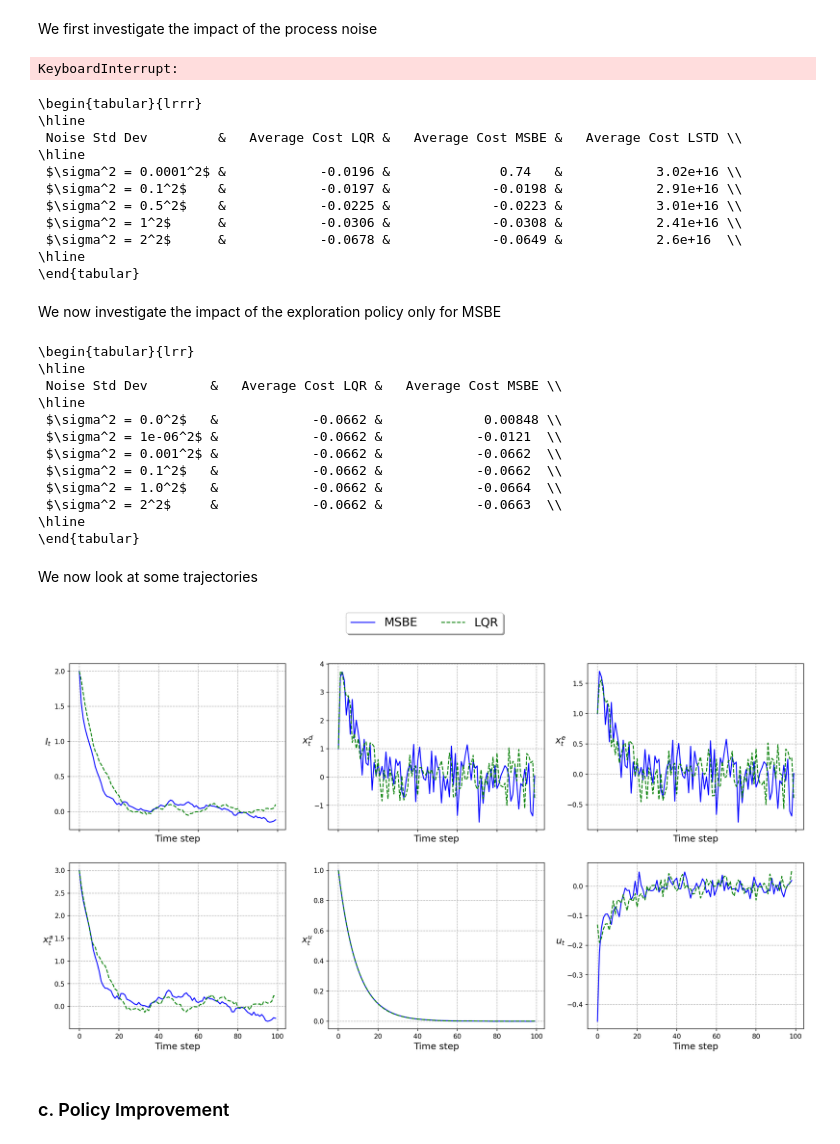
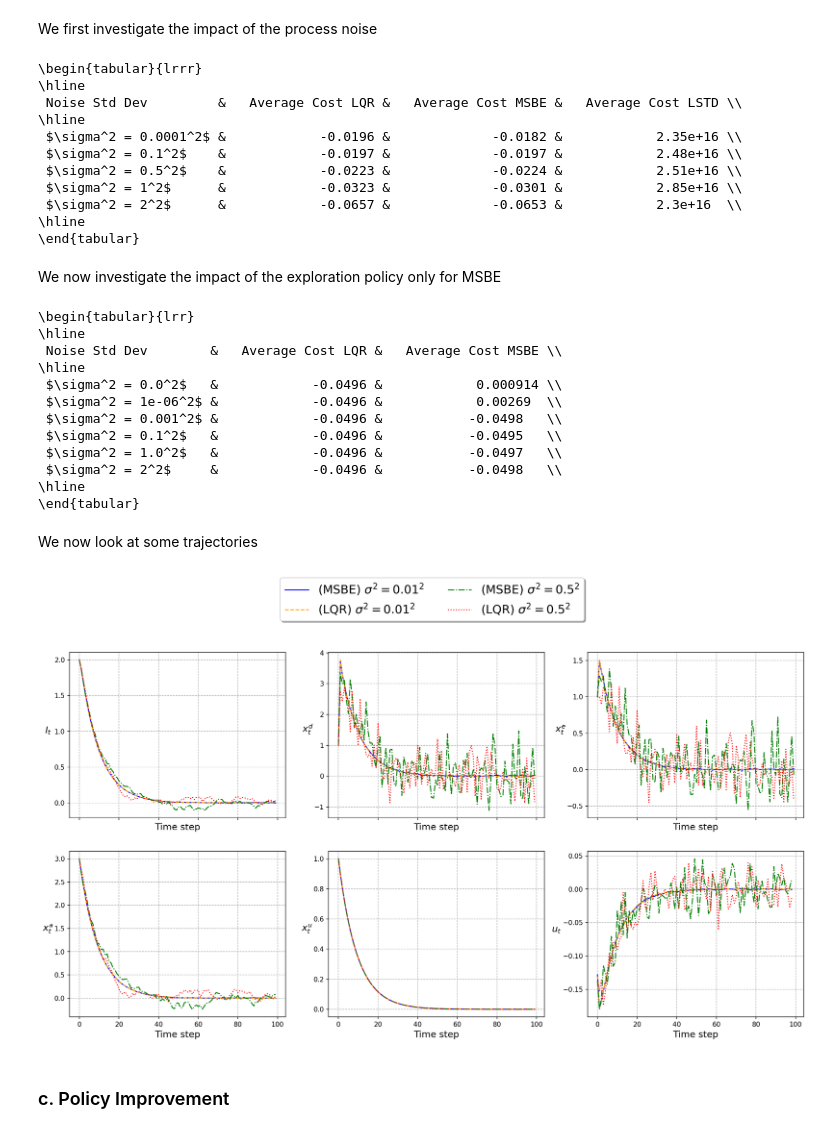
Before and after one commit to TheoHanon/Stochastic-Optimal-Control, a Jupyter notebook: PartIV/partIV.ipynb, the cells around one changed output. Drawn from its saved outputs; the diff is of its cells as text; code cells hidden in the pictures.

```diff
--- a/PartIV/partIV.ipynb
+++ b/PartIV/partIV.ipynb
@@ -274,7 +275,7 @@ for noise_std in noises_std:
         # Compute MSBE
 
         transition_kernel = generate_finite_kernel(n_noises=n_noises, noise_std=noise_std, k=1)
-        theta_MSBE = compute_MSBE(data_train, transition_kernel, psi_Q, psi_eta, model_str="lin")
+        theta_MSBE = compute_MSBE(data_train, transition_kernel, psi_Q, psi_eta, model_str="lin", treshold_iter=200)
         Q_MSBE = lambda x, u : model.Q_function(x, u, theta = theta_MSBE, psi_func = psi_Q)
 
         V_lqr_train.append(np.array([V_functionLQR(x) for x in data_train[0][:, :-1].T]).squeeze())
@@ -346,7 +345,7 @@ for noise_explo in noises_explo:
         # Compute MSBE
 
         transition_kernel = generate_finite_kernel(n_noises=n_noises, noise_std=noise_std, k=2)
-        theta_MSBE = compute_MSBE(data_train, transition_kernel, psi_Q, psi_eta, model_str="lin")
+        theta_MSBE = compute_MSBE(data_train, transition_kernel, psi_Q, psi_eta, model_str="lin", treshold_iter=200)
         Q_MSBE = lambda x, u: model.Q_function(x, u, theta=theta_MSBE, psi_func=psi_Q)
 
         V_lqr_train = np.array([V_functionLQR(x) for x in data_train[0].T]).squeeze()
@@ -540,8 +539,6 @@ for noise_std in noises_std:
             "cost_MSBE_test" : np.mean(cost_msbe_test),
             "cost_LSTD_test" : np.mean(cost_lstd_test),
     }
-# %% [output]
-KeyboardInterrupt:
 # %%
 from tabulate import tabulate
 
@@ -573,11 +570,11 @@ print(latex_table)
 \hline
  Noise Std Dev         &   Average Cost LQR &   Average Cost MSBE &   Average Cost LSTD \\
 \hline
- $\sigma^2 = 0.0001^2$ &            -0.0196 &              0.74   &            3.02e+16 \\
- $\sigma^2 = 0.1^2$    &            -0.0197 &             -0.0198 &            2.91e+16 \\
- $\sigma^2 = 0.5^2$    &            -0.0225 &             -0.0223 &            3.01e+16 \\
- $\sigma^2 = 1^2$      &            -0.0306 &             -0.0308 &            2.41e+16 \\
- $\sigma^2 = 2^2$      &            -0.0678 &             -0.0649 &            2.6e+16  \\
+ $\sigma^2 = 0.0001^2$ &            -0.0196 &             -0.0182 &            2.35e+16 \\
+ $\sigma^2 = 0.1^2$    &            -0.0197 &             -0.0197 &            2.48e+16 \\
+ $\sigma^2 = 0.5^2$    &            -0.0223 &             -0.0224 &            2.51e+16 \\
+ $\sigma^2 = 1^2$      &            -0.0323 &             -0.0301 &            2.85e+16 \\
+ $\sigma^2 = 2^2$      &            -0.0657 &             -0.0653 &            2.3e+16  \\
 \hline
 \end{tabular}
 # %% [markdown]
@@ -607,7 +604,7 @@ for noise_explo in noises_explo:
         # Compute MSBE
 
         transition_kernel = generate_finite_kernel(n_noises=n_noises, noise_std=noise_std, k=1)
-        theta_MSBE = compute_MSBE(data_train, transition_kernel, psi_Q, psi_eta, model_str="nonlin")
+        theta_MSBE = compute_MSBE(data_train, transition_kernel, psi_Q, psi_eta, model_str="nonlin", treshold_iter=200)
 
         Q_MSBE = lambda x, u : model.Q_function(x, u, theta = theta_MSBE, psi_func = psi_Q)
 
@@ -653,75 +650,50 @@ print(latex_table)
 \hline
  Noise Std Dev        &   Average Cost LQR &   Average Cost MSBE \\
 \hline
- $\sigma^2 = 0.0^2$   &            -0.0662 &             0.00848 \\
- $\sigma^2 = 1e-06^2$ &            -0.0662 &            -0.0121  \\
- $\sigma^2 = 0.001^2$ &            -0.0662 &            -0.0662  \\
- $\sigma^2 = 0.1^2$   &            -0.0662 &            -0.0662  \\
- $\sigma^2 = 1.0^2$   &            -0.0662 &            -0.0664  \\
- $\sigma^2 = 2^2$     &            -0.0662 &            -0.0663  \\
+ $\sigma^2 = 0.0^2$   &            -0.0496 &            0.000914 \\
+ $\sigma^2 = 1e-06^2$ &            -0.0496 &            0.00269  \\
+ $\sigma^2 = 0.001^2$ &            -0.0496 &           -0.0498   \\
+ $\sigma^2 = 0.1^2$   &            -0.0496 &           -0.0495   \\
+ $\sigma^2 = 1.0^2$   &            -0.0496 &           -0.0497   \\
+ $\sigma^2 = 2^2$     &            -0.0496 &           -0.0498   \\
 \hline
 \end{tabular}
 # %% [markdown]
 We now look at some trajectories
 # %%
-n_step_train = 1000
-x0_train = [5, 0, 0, 0, 0]
-n_step_test = 100
-x0_test = [2, 1, 1, 3, 1]
-
-std_const = 0.5
-
-data_train = model.simulate_nl_model(x0_train, lambda x: phi_e(x, exploration_std=1e-2), n_step, with_noise=True, std_const=std_const)
-transition_kernel = generate_finite_kernel(n_noises=20, noise_std=std_const, k=1)
-
-theta_MSBE = compute_MSBE(data_train, transition_kernel, psi_Q, psi_eta, model_str="nonlin")
-
-policy_MSBE = lambda x: policy_Q(x, theta = theta_MSBE)
-
-
-dict_data = {
-
-    "MSBE" : model.simulate_nl_model(x0_test, policy_MSBE, n_step_test, with_noise=True, std_const=std_const),
-    "LQR" : model.simulate_nl_model(x0_test, model.LQR_policy, n_step_test, with_noise=True, std_const=std_const)
-}
-
-utils.show_trajectories(dict_data, title="Trajectories Comparison")
-
-
-
 x0_train = [5, 0, 0, 0, 0]
 n_step_train = 1000
 
 x0_test = [2, 1, 1, 3, 1]
 n_step_test = 100
 
 exploration_std = 1e-1
 n_noises = 20 # 20**2 combinations of noises
-M = 10
+
 
 std_noises = [1e-2, .5]
 dict_data_noise = {}
 n_step = 100
 
 for std in std_noises:
     transition_kernel = generate_finite_kernel(n_noises=n_noises, noise_std=noise_std, k=1)
     data_train = model.simulate_nl_model(x0_train, policy_explo, n_step_train, with_noise=True, std_const=std)
-    theta_MSBE = compute_MSBE(data_train, transition_kernel, psi_Q, psi_eta, model_str="nonlin")
+    theta_MSBE = compute_MSBE(data_train, transition_kernel, psi_Q, psi_eta, model_str="nonlin", treshold_iter=200)
 
     policy_MSBE = lambda x: policy_Q(x, theta = theta_MSBE)
 
     data_MSBE = model.simulate_nl_model(x0_test, policy_MSBE, n_step_test, with_noise=True, std_const=std)
     data_lqr  = model.simulate_nl_model(x0_test, model.LQR_policy, n_step_test, with_noise=True, std_const=std)
 
     dict_data_noise[fr"(MSBE) $\sigma^2 = {std}^2$"] = data_MSBE
     dict_data_noise[fr"(LQR) $\sigma^2 = {std}^2$"] = data_lqr
 
 
 
 
 utils.show_trajectories(dict_data_noise, save=SOURCE + "/non_linear_trajectories_comparisons.pdf")
 # %% [output]
-[figure, old version]
+[figure, new version]
 # %% [markdown]
 ### c. Policy Improvement
 # %% [markdown]
```
Also changed, not shown: parts of 11 cells of this notebook, 5 other files.
